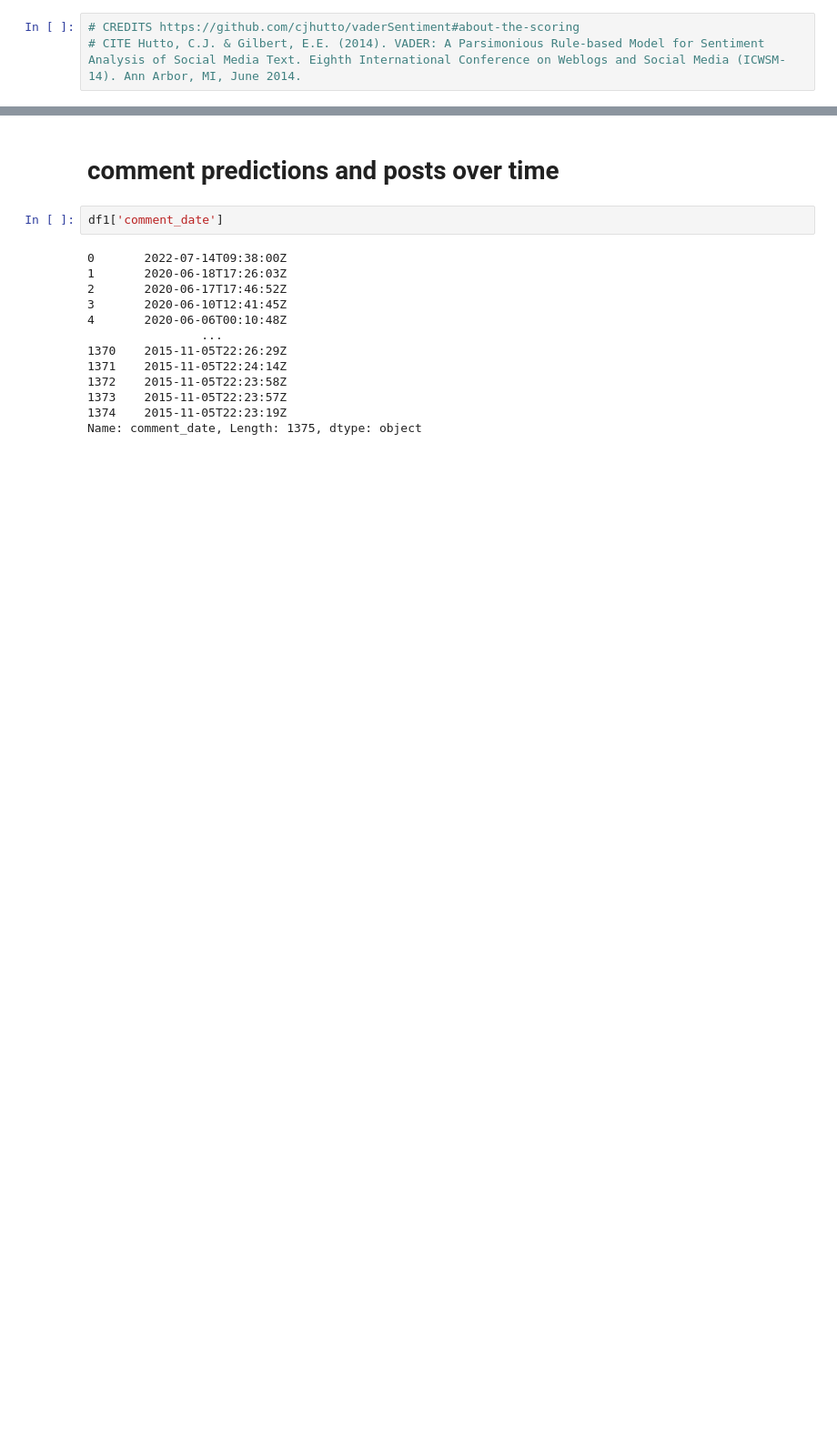
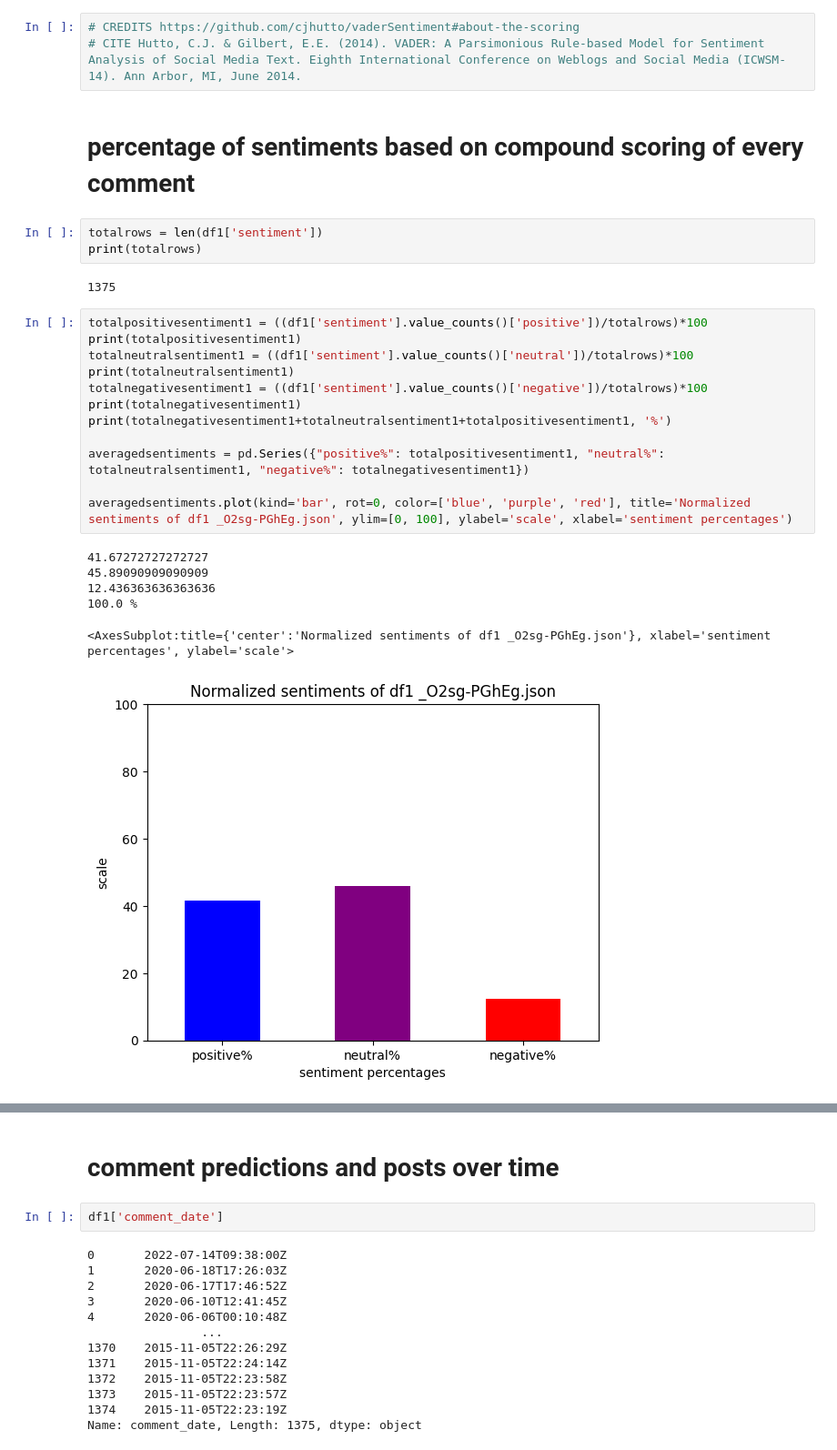
Before and after one commit to awaubreyw/aubrey_dissertation, a Jupyter notebook: src/get_sentiment_vader.ipynb, the cells around one changed output, grey strips where cells are left out. Shown at 91% size. Saved outputs shown, nothing was run; the diff lists cells and outputs as text; blank space fills up the shorter version.

Commit message:
done with fair scale. need to clean up notebooks

```diff
--- a/src/get_sentiment_vader.ipynb
+++ b/src/get_sentiment_vader.ipynb
@@ -425,3 +444,29 @@ result2.plot(kind='bar', rot=0, color=['black', 'black', 'black'])
 # %%
 # CREDITS https://github.com/cjhutto/vaderSentiment#about-the-scoring
 # CITE Hutto, C.J. & Gilbert, E.E. (2014). VADER: A Parsimonious Rule-based Model for Sentiment Analysis of Social Media Text. Eighth International Conference on Weblogs and Social Media (ICWSM-14). Ann Arbor, MI, June 2014.
+# %% [markdown]
+# percentage of sentiments based on compound scoring of every comment
+# %%
+totalrows = len(df1['sentiment'])
+print(totalrows)
+# %% [output]
+1375
+# %%
+totalpositivesentiment1 = ((df1['sentiment'].value_counts()['positive'])/totalrows)*100
+print(totalpositivesentiment1)
+totalneutralsentiment1 = ((df1['sentiment'].value_counts()['neutral'])/totalrows)*100
+print(totalneutralsentiment1)
+totalnegativesentiment1 = ((df1['sentiment'].value_counts()['negative'])/totalrows)*100
+print(totalnegativesentiment1)
+print(totalnegativesentiment1+totalneutralsentiment1+totalpositivesentiment1, '%')
+
+averagedsentiments = pd.Series({"positive%": totalpositivesentiment1, "neutral%": totalneutralsentiment1, "negative%": totalnegativesentiment1})
+
+averagedsentiments.plot(kind='bar', rot=0, color=['blue', 'purple', 'red'], title='Normalized sentiments of df1 _O2sg-PGhEg.json', ylim=[0, 100], ylabel='scale', xlabel='sentiment percentages')
+# %% [output]
+41.67272727272727
+45.89090909090909
+12.436363636363636
+100.0 %
+<AxesSubplot:title={'center':'Normalized sentiments of df1 _O2sg-PGhEg.json'}, xlabel='sentiment percentages', ylabel='scale'>
+[figure, added]
```
Also changed, not shown: parts of 8 cells of this notebook, 1 other file.
